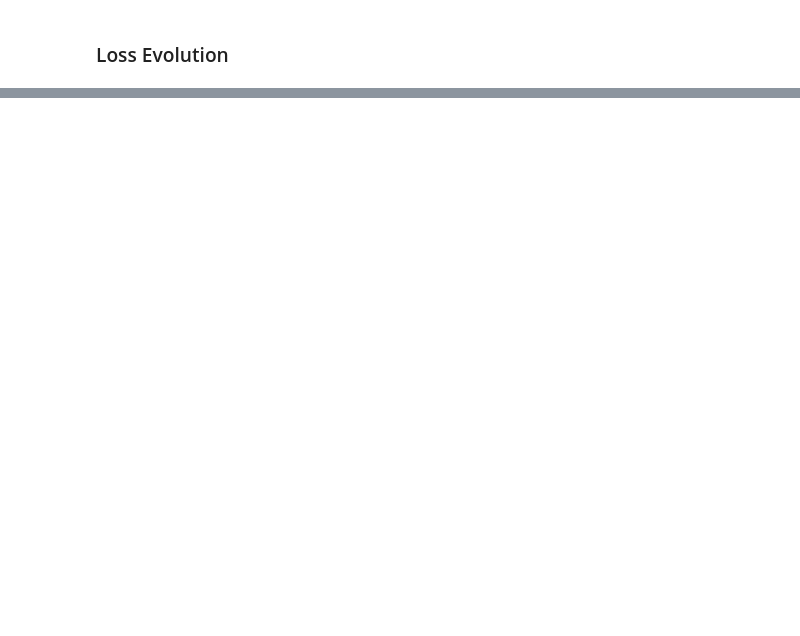
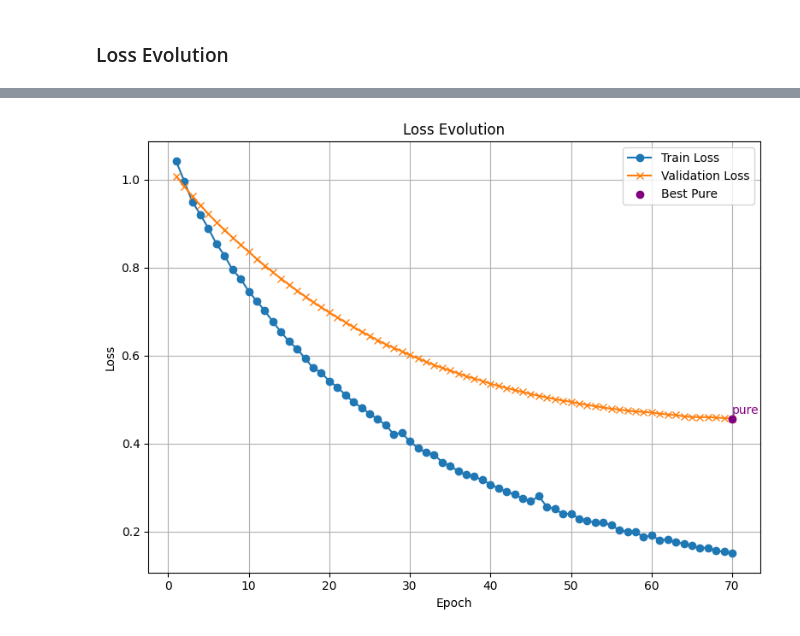
Before and after one commit to rafael-andre1/AI-for-Interstitial-Lung-Disease-Classification, a Jupyter notebook: 3 - resnetTesting/resnetFineTune.ipynb, the cells around one changed output, grey strips where cells are left out. Cells and saved outputs as stored; diff of their text form; code cells hidden in the pictures; blank space fills up the shorter version.

```diff
--- a/3 - resnetTesting/resnetFineTune.ipynb
+++ b/3 - resnetTesting/resnetFineTune.ipynb
@@ -74,3 +0,0 @@ resnet18_example.fc = nn.Linear(num_ftrs, 2)
-# %%
-# Resizing numpy arrays
-transform = transforms.Resize((224, 224))
@@ -743,0 +619,9 @@ plotLoss(hrct_loss, hrct_val_loss)
+# %%
+custom_loss = pure_vs_conservative[0][2]
+custom_val_loss = pure_vs_conservative[0][3]
+
+epoch_pure = pure_vs_conservative[0][0][1]
+
+plotLoss(custom_loss, custom_val_loss, epoch_pure, pure_vs_conservative[0][1][1])
+# %% [output]
+[figure, added]
```
Also changed, not shown: parts of 79 cells of this notebook, 3 other files.
